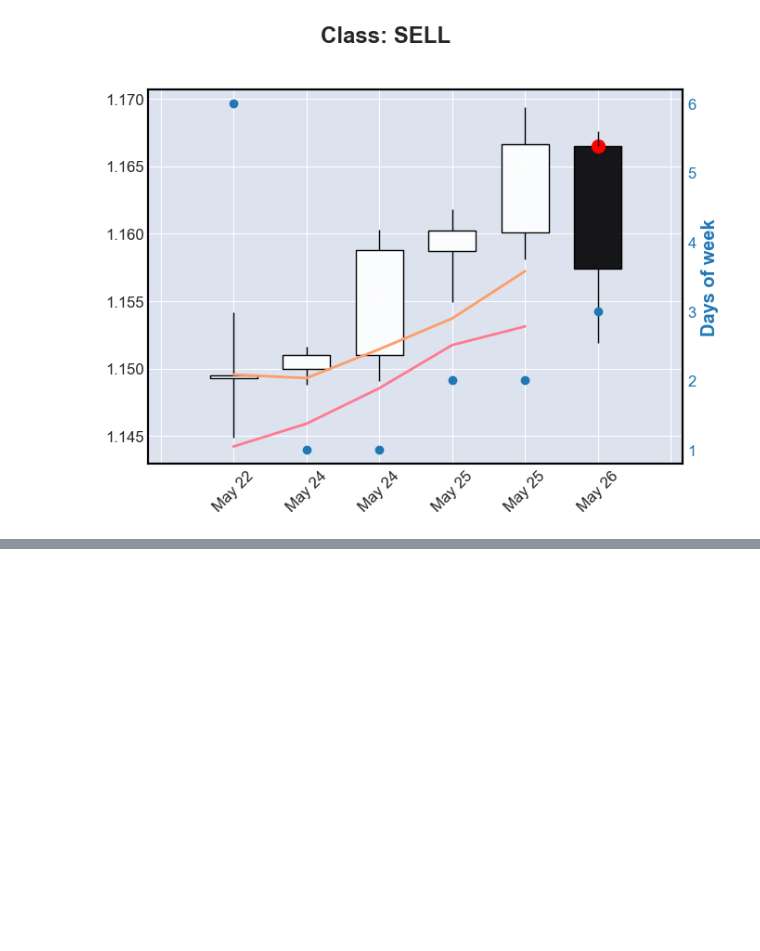
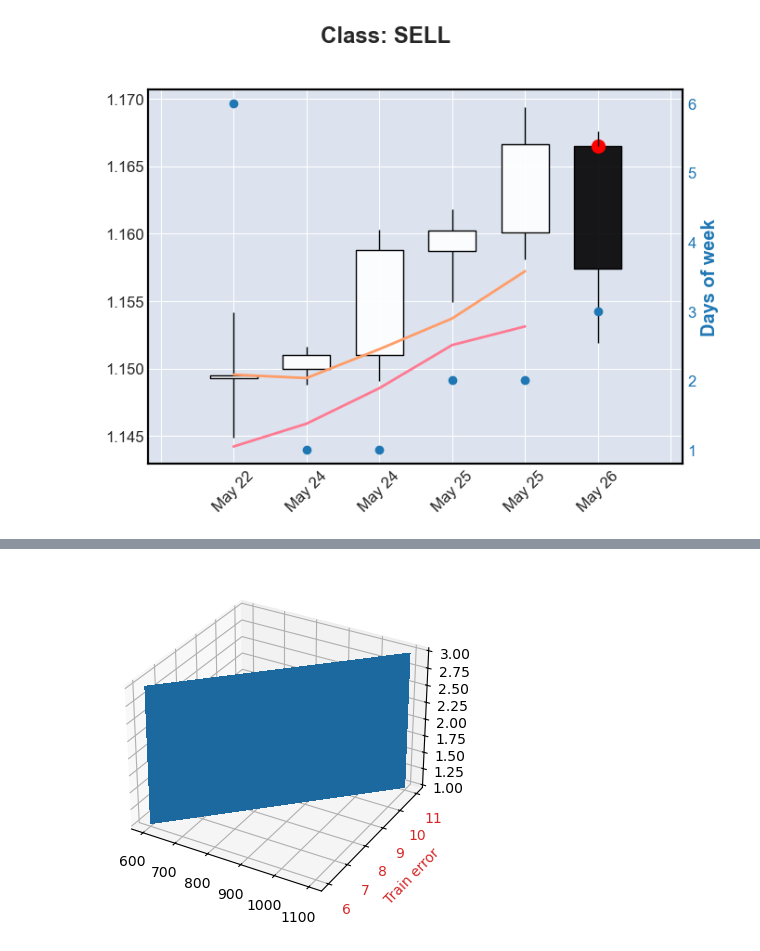
Before and after one commit to emazurenko/otus-ml-professional, a Jupyter notebook: projectwork/projectwork.ipynb, the cells around one changed output, grey strips where cells are left out. Drawn from its saved outputs; the diff is of its cells as text; code cells hidden in the pictures; blank space fills up the shorter version.

```diff
--- a/projectwork/projectwork.ipynb
+++ b/projectwork/projectwork.ipynb
@@ -261,0 +447,29 @@ g = sns.scatterplot(x=train_tsne[:,0], y=train_tsne[:,1], hue=y_train * y_train_
+# %%
+fig = plt.figure(figsize=plt.figaspect(0.5))
+
+# =============
+# First subplot
+# =============
+# set up the Axes for the first plot
+ax1 = fig.add_subplot(1, 2, 1, projection='3d')
+
+# plot a 3D surface like in the example mplot3d/surface3d_demo
+X = trees[:-1]
+Y = depth
+
+color = 'tab:red'
+ax1.set_ylabel('Train error', color=color)
+ax1.tick_params(axis='y', labelcolor=color)
+Z = np.array([[1,1,1,1,1,1],[2,2,2,2,2,2],[3,3,3,3,3,3],[3,3,3,3,3,3],[3,3,3,3,3,3],[3,3,3,3,3,3]])
+surf = ax1.plot_surface(X, Y, Z, rstride=1, cstride=1,
+                       linewidth=0, antialiased=False)
+
+# ax2 = fig.add_subplot(1, 2, 1, projection='3d')
+# color = 'tab:red'
+# ax2.set_ylabel('Train error', color=color)
+# ax2.tick_params(axis='y', labelcolor=color)
+# Z2 = np.array([[1,1,1,1,1,1],[2,2,2,2,2,2],[3,3,3,3,3,3],[3,3,3,3,3,3],[3,3,3,3,3,3],[3,3,3,3,3,3]]) * 2
+# surf = ax2.plot_surface(X, Y, Z2, rstride=1, cstride=1,
+#                        linewidth=0, antialiased=False)
+# %% [output]
+[figure, added]
```
Also changed, not shown: parts of 27 cells of this notebook.
